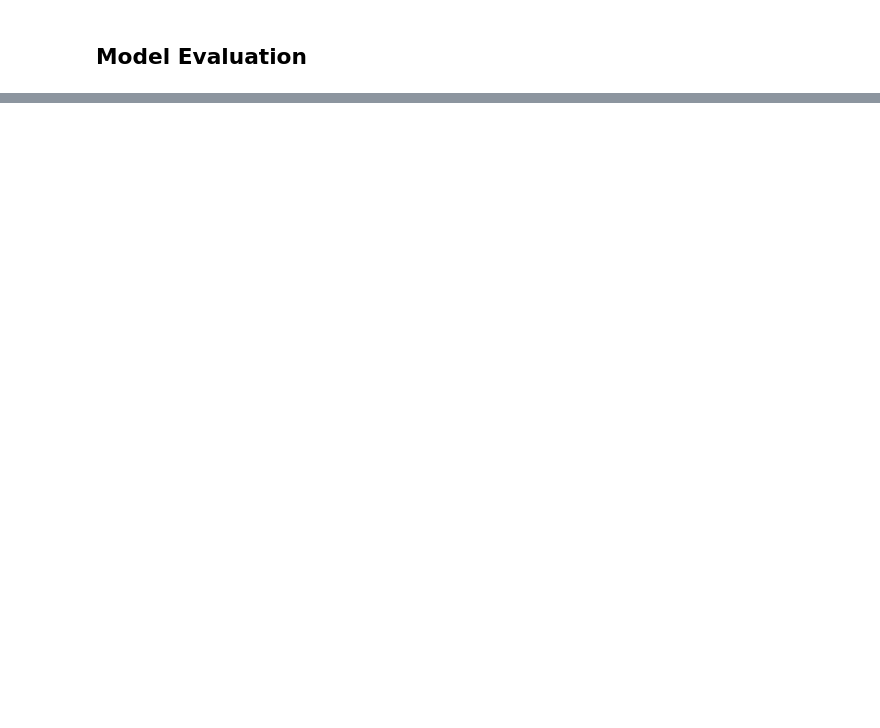
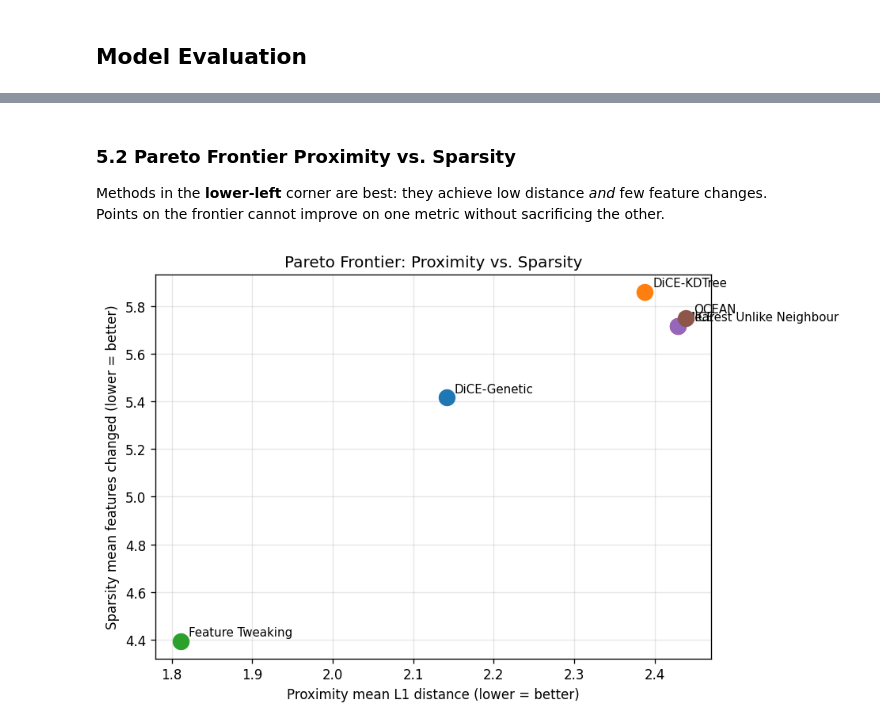
Before and after one commit to nishantnayar/Titanic, a Jupyter notebook: Titanic.ipynb, the cells around one changed output, grey strips where cells are left out. Drawn from its saved outputs; the diff is of its cells as text; code cells hidden in the pictures; blank space fills up the shorter version.

```diff
--- a/Titanic.ipynb
+++ b/Titanic.ipynb
@@ -1044,0 +1570,29 @@ result_df.head(9)
+# %% [markdown]
+### 5.2 Pareto Frontier Proximity vs. Sparsity
+
+Methods in the **lower-left** corner are best: they achieve low distance *and* few feature changes.
+Points on the frontier cannot improve on one metric without sacrificing the other.
+# %%
+if audit_df is not None:
+    pareto = (audit_df.groupby("method_label")[["proximity", "sparsity"]]
+              .mean()
+              .reset_index())
+
+    fig, ax = plt.subplots(figsize=(8, 5))
+    colors = plt.cm.tab10.colors
+
+    for i, row in pareto.iterrows():
+        ax.scatter(row["proximity"], row["sparsity"],
+                   s=140, color=colors[i % len(colors)], zorder=3)
+        ax.annotate(row["method_label"],
+                    xy=(row["proximity"], row["sparsity"]),
+                    xytext=(6, 4), textcoords="offset points", fontsize=9)
+
+    ax.set_xlabel("Proximity mean L1 distance (lower = better)", fontsize=10)
+    ax.set_ylabel("Sparsity mean features changed (lower = better)", fontsize=10)
+    ax.set_title("Pareto Frontier: Proximity vs. Sparsity", fontsize=12)
+    ax.grid(True, alpha=0.3)
+    plt.tight_layout()
+    plt.show()
+# %% [output]
+[figure, added]
```
Also changed, not shown: parts of 47 cells of this notebook, 9 other files.
